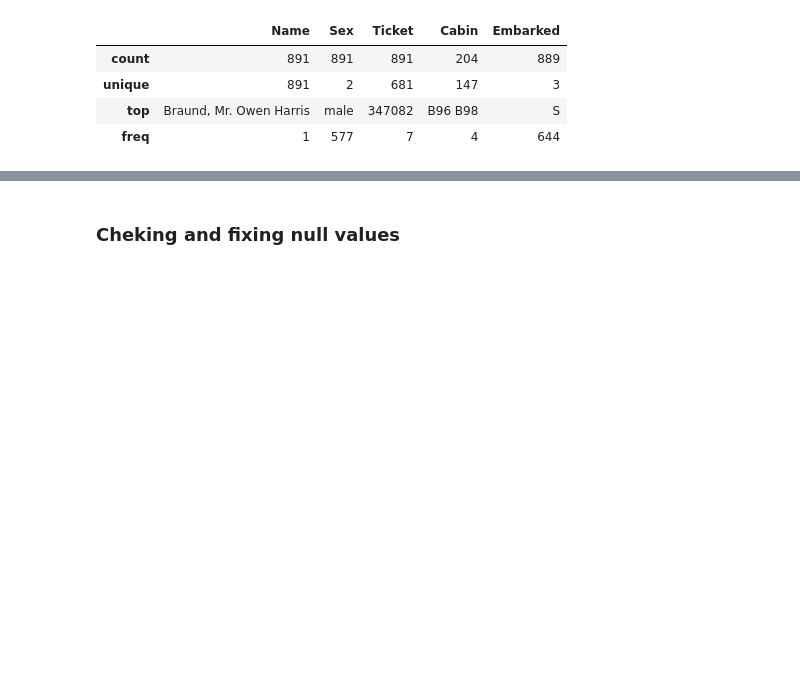
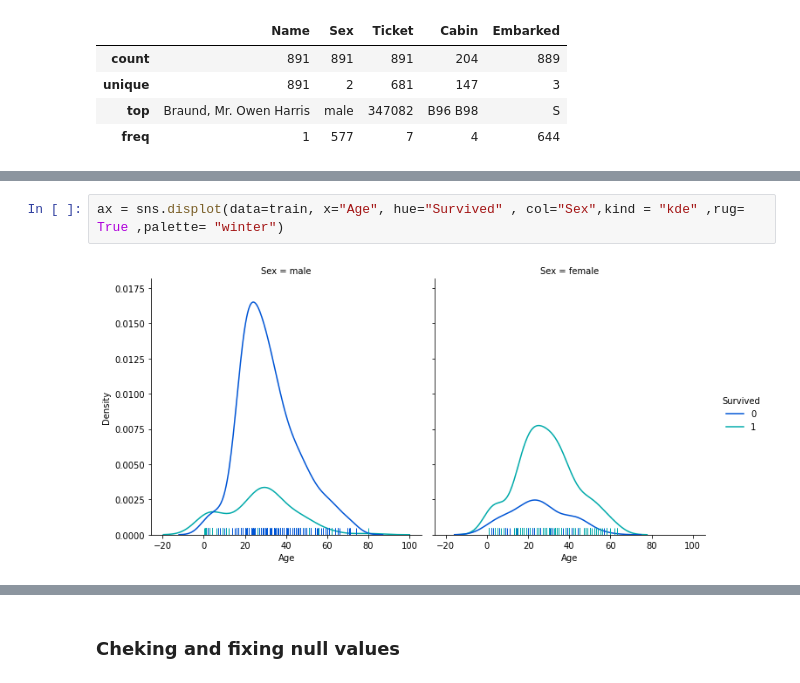
Before and after one commit to meetshahcode/Kaggle_work, a Jupyter notebook: titanic-1st.ipynb, the cells around one changed output, grey strips where cells are left out. Drawn from its saved outputs; the diff is of its cells as text; blank space fills up the shorter version.

```diff
--- a/titanic-1st.ipynb
+++ b/titanic-1st.ipynb
@@ -79,0 +94,4 @@ train.describe(include="O")
+# %%
+ax = sns.displot(data=train, x="Age", hue="Survived" , col="Sex",kind = "kde" ,rug= True ,palette= "winter")
+# %% [output]
+[figure, added]
```
Also changed, not shown: parts of 12 cells of this notebook.
